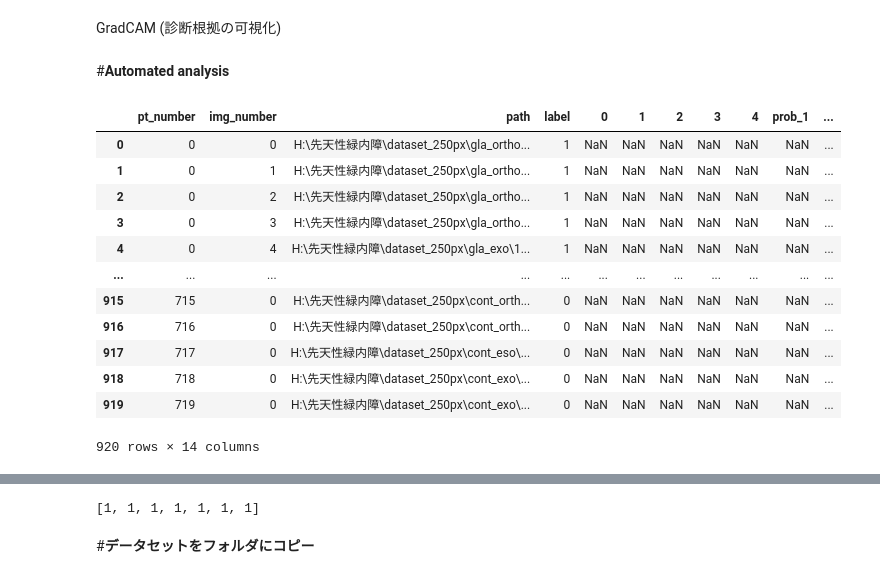
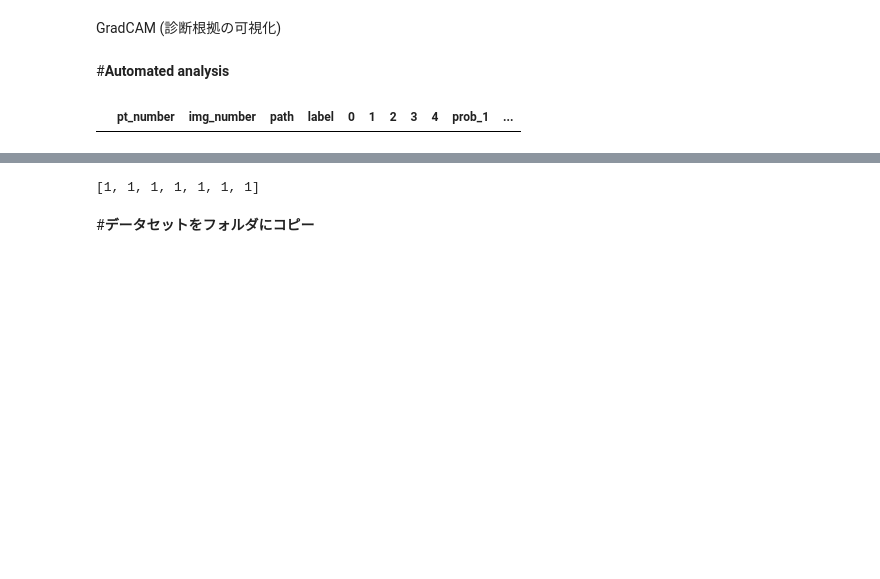
Before and after one commit to ykitaguchi77/CongenitalGlaucoma_AI_project, a Jupyter notebook: EfficientNetv2_training_to_streamlit.ipynb, the cells around one changed output, grey strips where cells are left out. Saved outputs shown, nothing was run; the diff lists cells and outputs as text; code cells hidden in the pictures; blank space fills up the shorter version.

```diff
--- a/EfficientNetv2_training_to_streamlit.ipynb
+++ b/EfficientNetv2_training_to_streamlit.ipynb
@@ -1053,43 +1039,32 @@ for j in range(len(test_dataset)):
 # %%
 #保存用の空CSVを作成
 pt_num = []
 k=0
 for data in testset:
     pt_num.append([k]*len(data))
     k+=1
 
 img_num = []
 for data in testset:
     img_num.append(list(range(len(data))))
 
 patient_num = list(itertools.chain.from_iterable(pt_num))
 img_num = list(itertools.chain.from_iterable(img_num))
 patient_path = list(itertools.chain.from_iterable(testset))
 patient_label = list(itertools.chain.from_iterable(testset_label))
 
 df_result = pd.DataFrame(index=[],columns=[])
 df_result = pd.DataFrame(index=[],columns=["pt_number","img_number", "path","label", "0","1","2","3","4", "prob_1", "prob_2", "prob_3", "prob_4", "prob_5"])
 df_result["pt_number"] = patient_num
 df_result["img_number"] = img_num
 df_result["path"] = patient_path
 df_result["label"] = patient_label
 
-df_result.to_csv(r"H:\先天性緑内障\result_EfficientNetV2.csv",encoding="shift_jis", index=False)
+result_csv_path = r"H:\先天性緑内障\result_EfficientNetV2.csv"
+df_result.to_csv(result_csv_path,encoding="shift_jis", index=False)
 df_result
 # %% [output]
 |  | pt_number | img_number | path | label | 0 | 1 | 2 | 3 | 4 | prob_1 | ... |
-| 0 | 0 | 0 | H:\先天性緑内障\dataset_250px\gla_ortho... | 1 | NaN | NaN | NaN | NaN | NaN | NaN | ... |
-| 1 | 0 | 1 | H:\先天性緑内障\dataset_250px\gla_ortho... | 1 | NaN | NaN | NaN | NaN | NaN | NaN | ... |
-| 2 | 0 | 2 | H:\先天性緑内障\dataset_250px\gla_ortho... | 1 | NaN | NaN | NaN | NaN | NaN | NaN | ... |
-| 3 | 0 | 3 | H:\先天性緑内障\dataset_250px\gla_ortho... | 1 | NaN | NaN | NaN | NaN | NaN | NaN | ... |
-| 4 | 0 | 4 | H:\先天性緑内障\dataset_250px\gla_exo\1... | 1 | NaN | NaN | NaN | NaN | NaN | NaN | ... |
-| ... | ... | ... | ... | ... | ... | ... | ... | ... | ... | ... | ... |
-| 915 | 715 | 0 | H:\先天性緑内障\dataset_250px\cont_orth... | 0 | NaN | NaN | NaN | NaN | NaN | NaN | ... |
-| 916 | 716 | 0 | H:\先天性緑内障\dataset_250px\cont_orth... | 0 | NaN | NaN | NaN | NaN | NaN | NaN | ... |
-| 917 | 717 | 0 | H:\先天性緑内障\dataset_250px\cont_eso\... | 0 | NaN | NaN | NaN | NaN | NaN | NaN | ... |
-| 918 | 718 | 0 | H:\先天性緑内障\dataset_250px\cont_exo\... | 0 | NaN | NaN | NaN | NaN | NaN | NaN | ... |
-| 919 | 719 | 0 | H:\先天性緑内障\dataset_250px\cont_exo\... | 0 | NaN | NaN | NaN | NaN | NaN | NaN | ... |
-920 rows × 14 columns
 # %%
 df_result.to_csv(result_csv_path,encoding="shift_jis", index=False) #save as csv
 # %%
```
Also changed, not shown: parts of 4 cells of this notebook.
